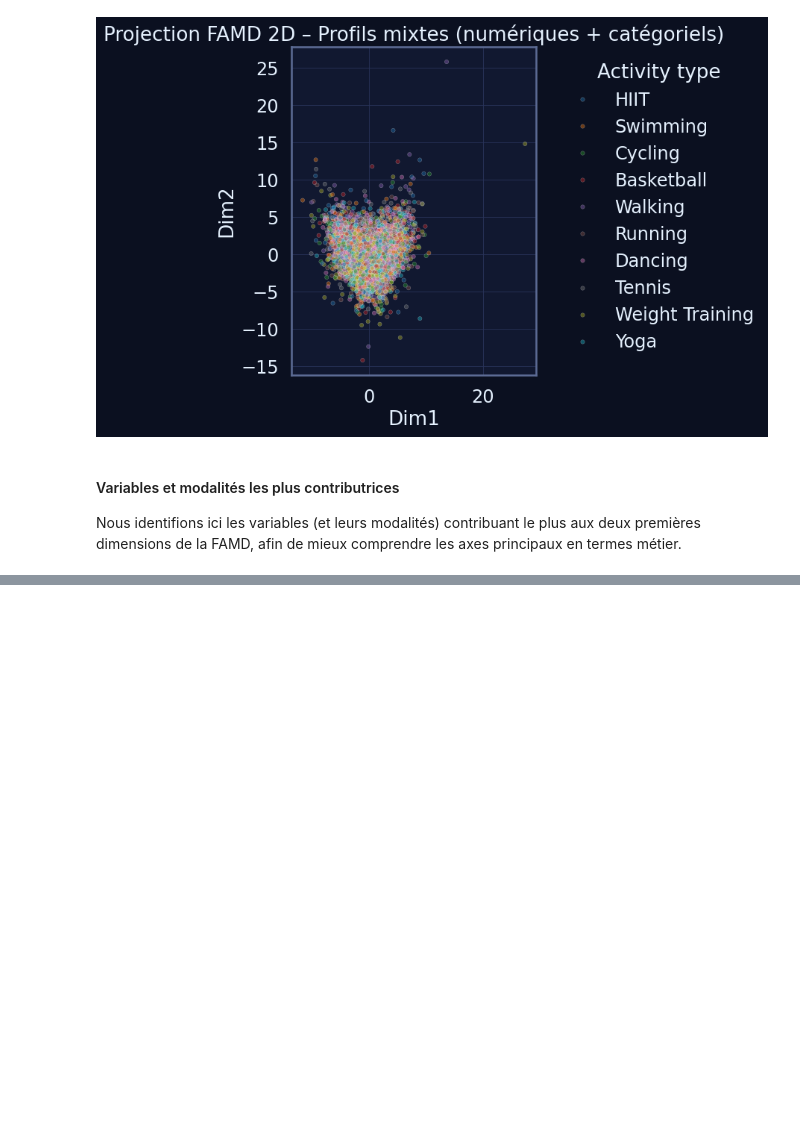
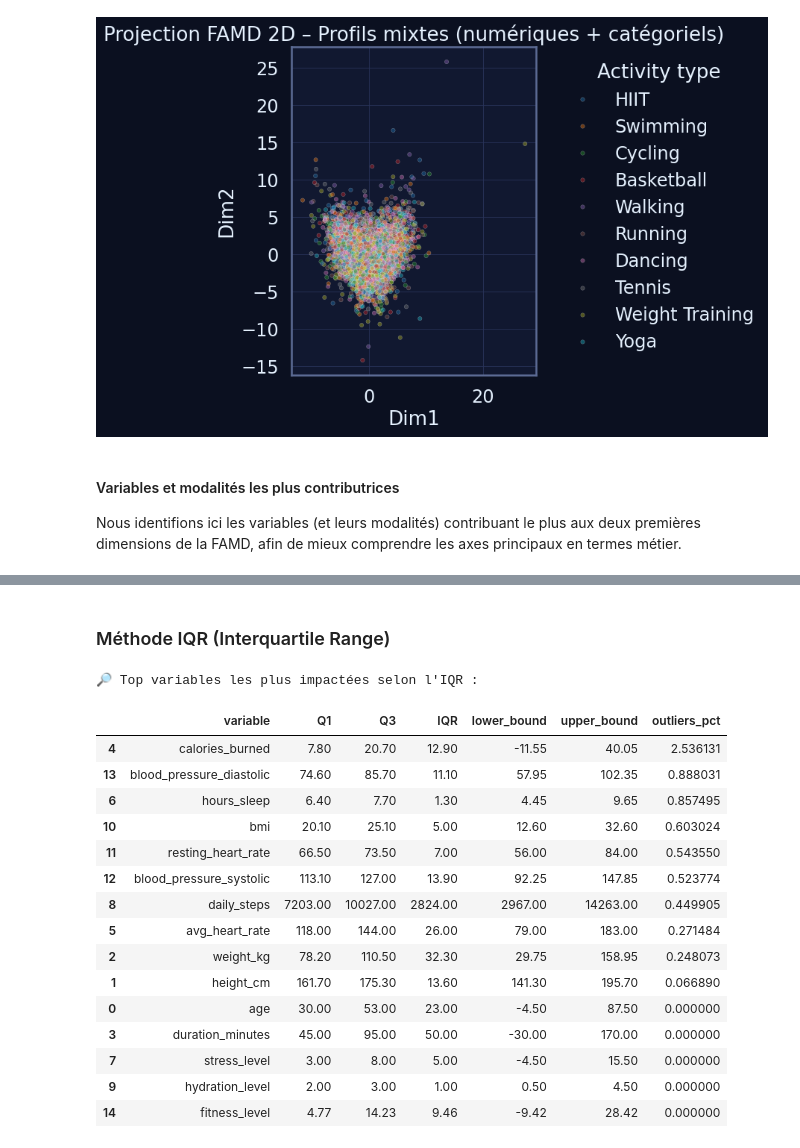
Before and after one commit to happy-developer/train.me, a Jupyter notebook: src/notebooks/eda/health_fitness_dataset/eda_health_fitness_dataset.ipynb, the cells around one changed output, grey strips where cells are left out. Saved outputs shown, nothing was run; the diff lists cells and outputs as text; code cells hidden in the pictures; blank space fills up the shorter version.

Commit message:
EDA - health_fitness_dataset - Détection d’anomalies et valeurs extrêmes

```diff
--- a/src/notebooks/eda/health_fitness_dataset/eda_health_fitness_dataset.ipynb
+++ b/src/notebooks/eda/health_fitness_dataset/eda_health_fitness_dataset.ipynb
@@ -1057,0 +1082,51 @@ Top 25 variables/modalités les plus contributrices (Dim1 + Dim2) :
+# %% [markdown]
+### Méthode IQR (Interquartile Range)
+# %%
+# Variables numériques à analyser (on exclut l'identifiant technique)
+num_cols = df.select_dtypes(include=[np.number]).columns.tolist()
+cols_exclude = ["participant_id"]
+num_anom_cols = [c for c in num_cols if c not in cols_exclude]
+
+iqr_stats = []
+
+for col in num_anom_cols:
+    q1 = df[col].quantile(0.25)
+    q3 = df[col].quantile(0.75)
+    iqr = q3 - q1
+    lower = q1 - 1.5 * iqr
+    upper = q3 + 1.5 * iqr
+
+    mask_outliers = (df[col] < lower) | (df[col] > upper)
+    outlier_pct = mask_outliers.mean() * 100
+
+    iqr_stats.append({
+        "variable": col,
+        "Q1": q1,
+        "Q3": q3,
+        "IQR": iqr,
+        "lower_bound": lower,
+        "upper_bound": upper,
+        "outliers_pct": outlier_pct,
+    })
+
+iqr_df = pd.DataFrame(iqr_stats).sort_values("outliers_pct", ascending=False)
+print("🔎 Top variables les plus impactées selon l'IQR :")
+display(iqr_df.head(15))
+# %% [output]
+🔎 Top variables les plus impactées selon l'IQR :
+|  | variable | Q1 | Q3 | IQR | lower_bound | upper_bound | outliers_pct |
+| 4 | calories_burned | 7.80 | 20.70 | 12.90 | -11.55 | 40.05 | 2.536131 |
+| 13 | blood_pressure_diastolic | 74.60 | 85.70 | 11.10 | 57.95 | 102.35 | 0.888031 |
+| 6 | hours_sleep | 6.40 | 7.70 | 1.30 | 4.45 | 9.65 | 0.857495 |
+| 10 | bmi | 20.10 | 25.10 | 5.00 | 12.60 | 32.60 | 0.603024 |
+| 11 | resting_heart_rate | 66.50 | 73.50 | 7.00 | 56.00 | 84.00 | 0.543550 |
+| 12 | blood_pressure_systolic | 113.10 | 127.00 | 13.90 | 92.25 | 147.85 | 0.523774 |
+| 8 | daily_steps | 7203.00 | 10027.00 | 2824.00 | 2967.00 | 14263.00 | 0.449905 |
+| 5 | avg_heart_rate | 118.00 | 144.00 | 26.00 | 79.00 | 183.00 | 0.271484 |
+| 2 | weight_kg | 78.20 | 110.50 | 32.30 | 29.75 | 158.95 | 0.248073 |
+| 1 | height_cm | 161.70 | 175.30 | 13.60 | 141.30 | 195.70 | 0.066890 |
+| 0 | age | 30.00 | 53.00 | 23.00 | -4.50 | 87.50 | 0.000000 |
+| 3 | duration_minutes | 45.00 | 95.00 | 50.00 | -30.00 | 170.00 | 0.000000 |
+| 7 | stress_level | 3.00 | 8.00 | 5.00 | -4.50 | 15.50 | 0.000000 |
+| 9 | hydration_level | 2.00 | 3.00 | 1.00 | 0.50 | 4.50 | 0.000000 |
+| 14 | fitness_level | 4.77 | 14.23 | 9.46 | -9.42 | 28.42 | 0.000000 |
```
Also changed, not shown: parts of 8 cells of this notebook, 1 other file.
